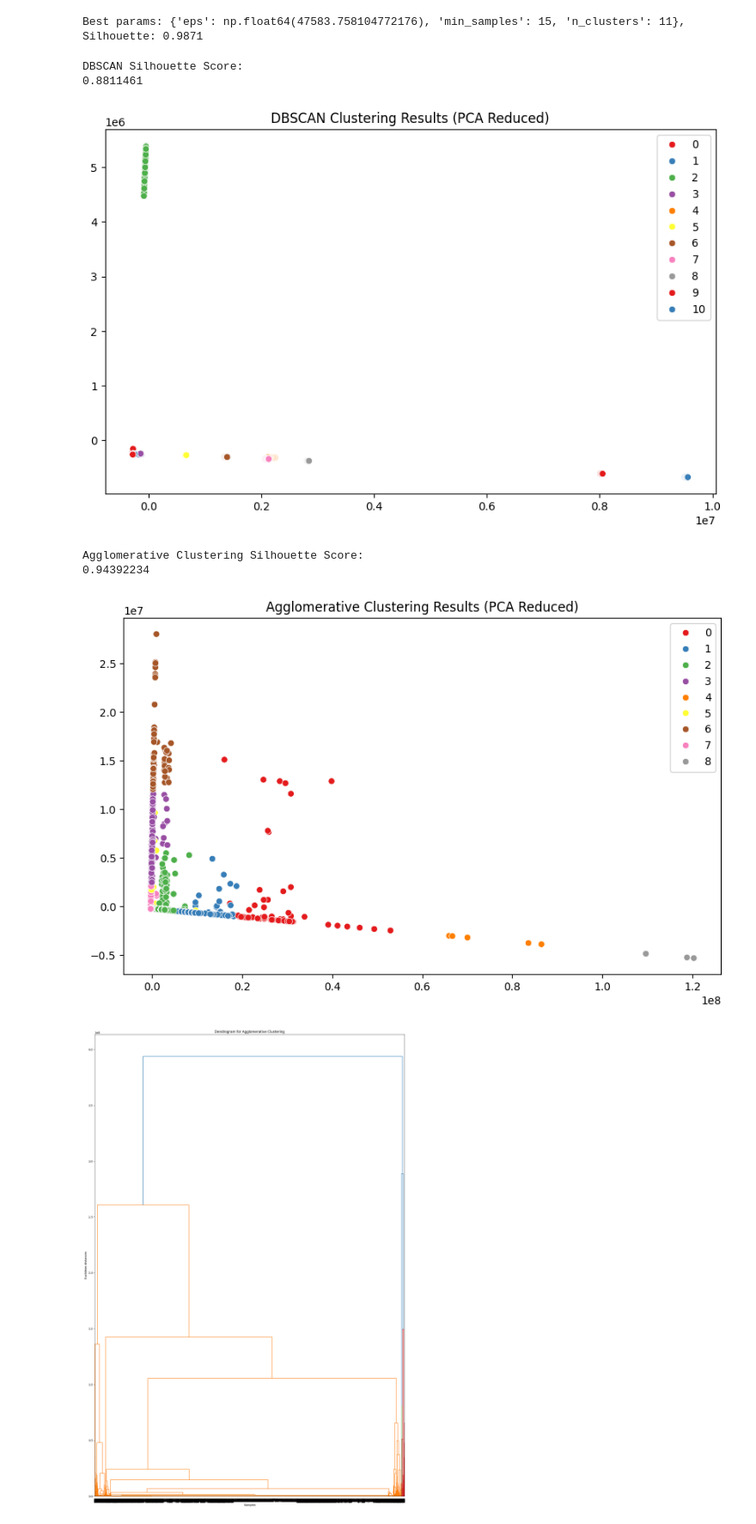
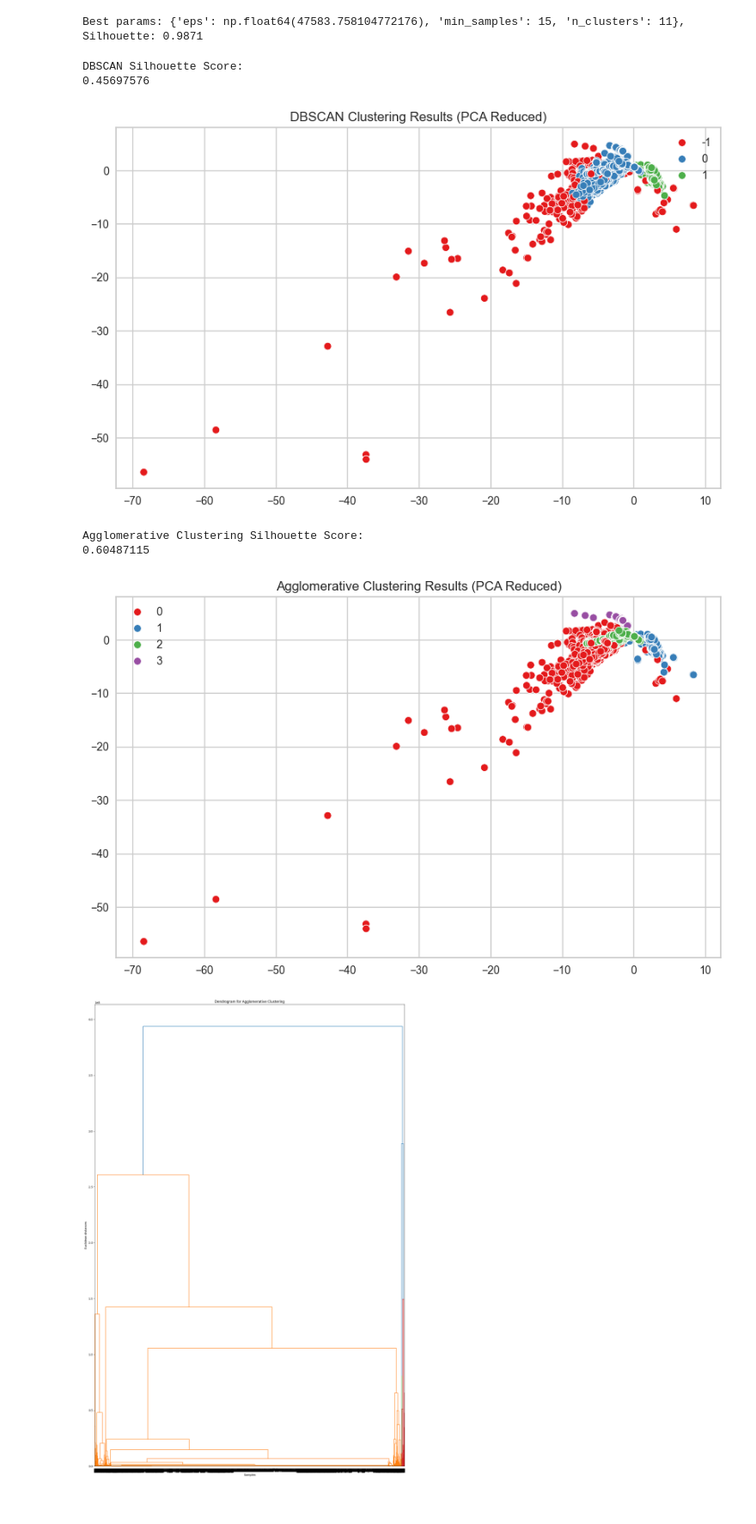
Before and after one commit to EfeDogan/Classification_and_Clustering_on_NetworkIDS_Dataset, a Jupyter notebook: assignment_4.ipynb, the cells around one changed output. Shown at 86% size. Saved outputs shown, nothing was run; the diff lists cells and outputs as text; code cells hidden in the pictures.

```diff
--- a/assignment_4.ipynb
+++ b/assignment_4.ipynb
@@ -388,14 +402,14 @@ weighted avg       0.97      0.97      0.97      3945
 # %%
 # K-Means Clustering
-kmeans = KMeans(n_clusters=len(np.unique(y)), random_state=42)
-kmeans.fit(X_robust)
+kmeans = KMeans(n_clusters=2, random_state=42)
+kmeans.fit(X_robust) # fit on robust scaled data because of outliers
 kmeans_labels = kmeans.labels_
 print("K-Means Silhouette Score:")
 print(silhouette_score(X_robust, kmeans_labels))
 
 # Visualizing K-Means Clusters using first two principal components
 pca = PCA(n_components=10, random_state=42)
-X_pca = pca.fit_transform(X_robust)
+X_pca = pca.fit_transform(X_scaled)
 
 plt.figure(figsize=(10,6))
 sns.scatterplot(x=X_pca[:,0], y=X_pca[:,1], hue=kmeans_labels, palette='Set1', legend='full')
@@ -458,29 +473,28 @@ print(f"Best params: {best_params}, Silhouette: {best_score:.4f}")
 Best params: {'eps': np.float64(47583.758104772176), 'min_samples': 15, 'n_clusters': 11}, Silhouette: 0.9871
 # %%
 # DBSCAN Clustering
-dbscan = DBSCAN(eps=best_params['eps'], min_samples=best_params['min_samples'])
+dbscan = DBSCAN(eps=3, min_samples=15)
 dbscan.fit(X_pca)
+
 dbscan_labels = dbscan.labels_
 print("DBSCAN Silhouette Score:")
 print(silhouette_score(X_pca, dbscan_labels))
 
-mask = dbscan_labels != -1
-
 # Visualizing DBSCAN Clusters using first two principal components
 plt.figure(figsize=(10,6))
-sns.scatterplot(x=X_pca[mask,0], y=X_pca[mask,1], hue=dbscan_labels[mask], palette='Set1', legend='full')
+sns.scatterplot(x=X_pca[:,0], y=X_pca[:,1], hue=dbscan_labels, palette='Set1', legend='full')
 plt.title('DBSCAN Clustering Results (PCA Reduced)')
 plt.show()
 # %% [output]
 DBSCAN Silhouette Score:
-0.8811461
+0.45697576
-[figure, old version]
+[figure, new version]
 # %%
 # Agglomerative Clustering
-agglo = AgglomerativeClustering(n_clusters=len(np.unique(y)))
-agglo_labels = agglo.fit_predict(X_robust)
+agglo = AgglomerativeClustering(n_clusters=4)
+agglo_labels = agglo.fit_predict(X_pca)
 print('Agglomerative Clustering Silhouette Score: ')
-print(silhouette_score(X_robust, agglo_labels))
+print(silhouette_score(X_pca, agglo_labels))
 # Visualizing Agglomerative Clusters using first two principal components
 plt.figure(figsize=(10,6))
 sns.scatterplot(x=X_pca[:,0], y=X_pca[:,1], hue=agglo_labels, palette='Set1', legend='full')
@@ -488,8 +502,8 @@ plt.title('Agglomerative Clustering Results (PCA Reduced)')
 plt.show()
 # %% [output]
 Agglomerative Clustering Silhouette Score:
-0.94392234
+0.60487115
-[figure, old version]
+[figure, new version]
 # %%
 # Dendrogram for Agglomerative Clustering
 import scipy.cluster.hierarchy as sch
```
Also changed, not shown: parts of 11 cells of this notebook.
